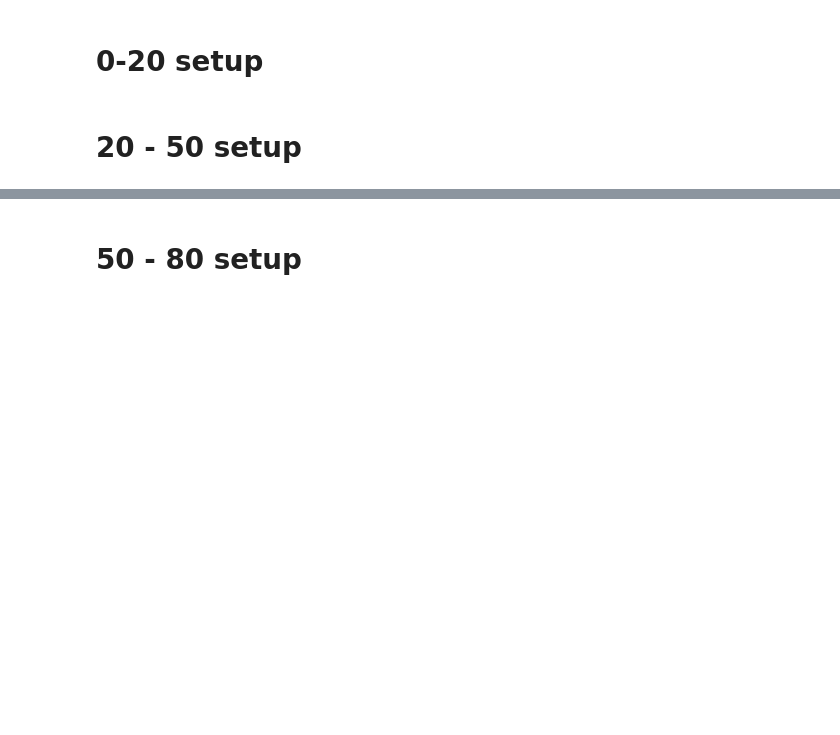
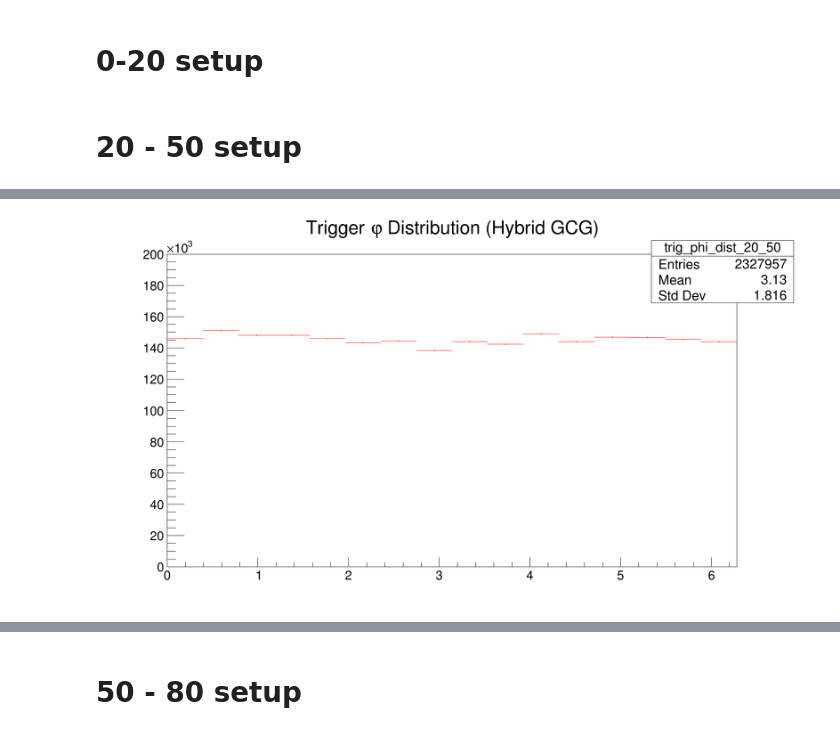
Before and after one commit to rhanniga/lambda-over-hadron, a Jupyter notebook: data/offline/full_offline_analysis.ipynb, the cells around one changed output, grey strips where cells are left out. Drawn from its saved outputs; the diff is of its cells as text; code cells hidden in the pictures; blank space fills up the shorter version.

```diff
--- a/data/offline/full_offline_analysis.ipynb
+++ b/data/offline/full_offline_analysis.ipynb
@@ -102,0 +119,6 @@ Warning in <TROOT::Append>: Replacing existing TH1: fTriggeredLambdaDist_proj_0
+# %%
+trig_phi_dist_20_50.GetYaxis().SetRangeUser(0, 200e3)
+trig_phi_dist_20_50.Draw()
+c.Draw()
+# %% [output]
+[figure, added]
```
Also changed, not shown: parts of 15 cells of this notebook.
